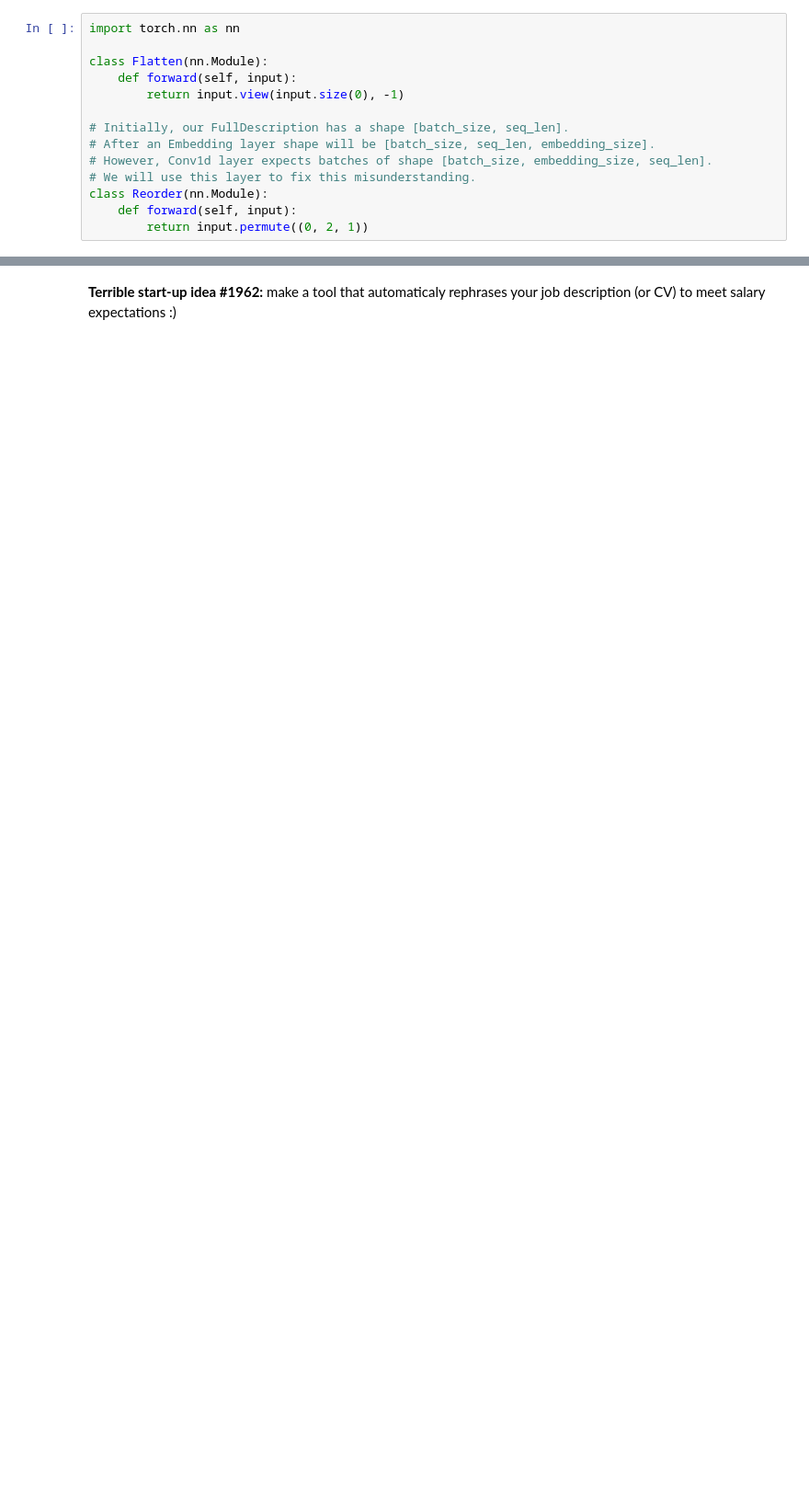
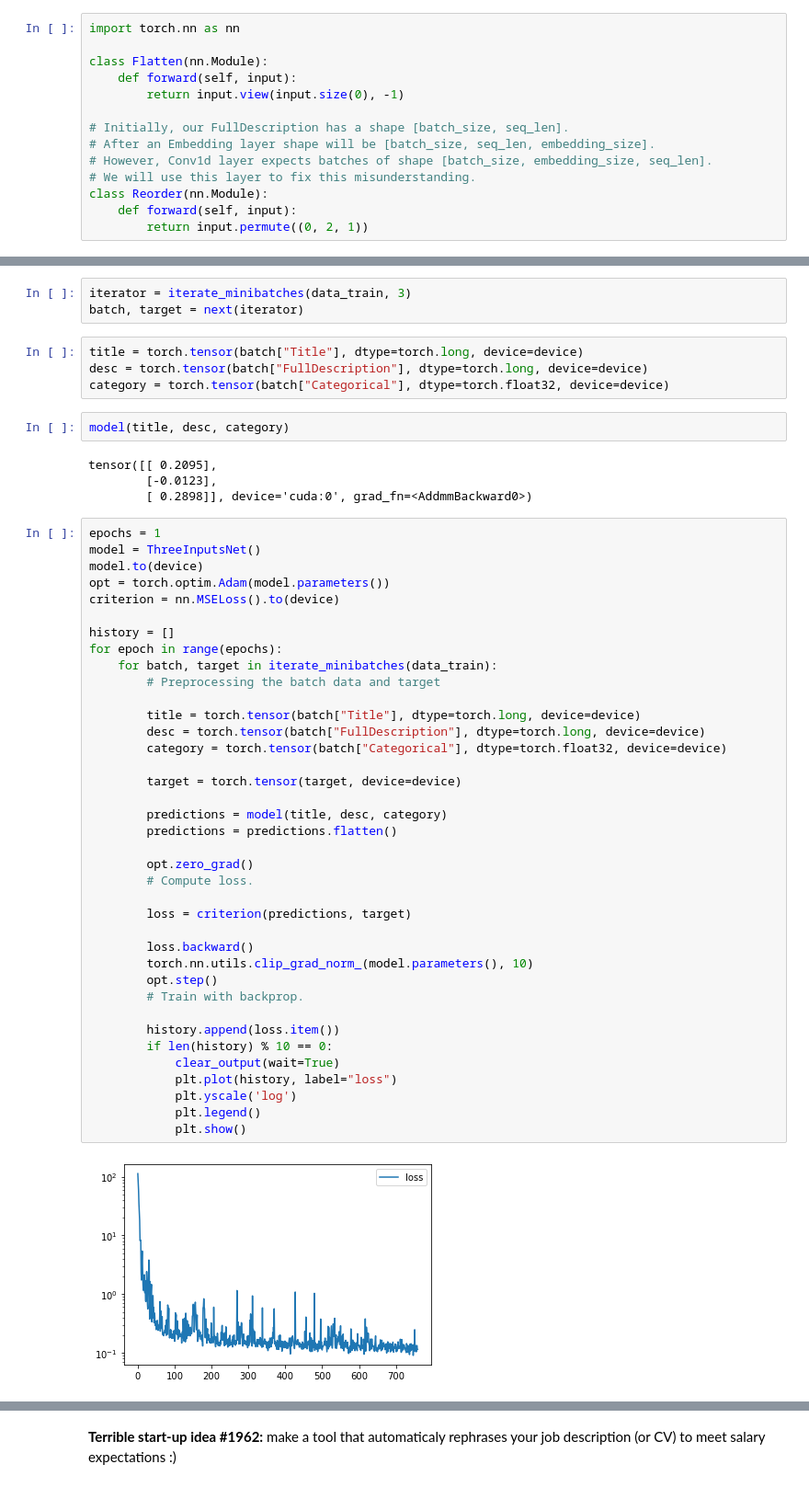
Before and after one commit to Myashka/MIPT_Applied_ML, a Jupyter notebook: week_02_cnn_for_texts.ipynb, the cells around one changed output, grey strips where cells are left out. Shown at 92% size. Cells and saved outputs as stored; diff of their text form; blank space fills up the shorter version.

```diff
--- a/week_02_cnn_for_texts.ipynb
+++ b/week_02_cnn_for_texts.ipynb
@@ -381,0 +622,53 @@ class Reorder(nn.Module):
+# %%
+iterator = iterate_minibatches(data_train, 3)
+batch, target = next(iterator)
+# %%
+title = torch.tensor(batch["Title"], dtype=torch.long, device=device)
+desc = torch.tensor(batch["FullDescription"], dtype=torch.long, device=device)
+category = torch.tensor(batch["Categorical"], dtype=torch.float32, device=device)
+# %%
+model(title, desc, category)
+# %% [output]
+tensor([[ 0.2095],
+        [-0.0123],
+        [ 0.2898]], device='cuda:0', grad_fn=<AddmmBackward0>)
+# %%
+epochs = 1
+model = ThreeInputsNet()
+model.to(device)
+opt = torch.optim.Adam(model.parameters())
+criterion = nn.MSELoss().to(device)
+
+history = []
+for epoch in range(epochs):
+    for batch, target in iterate_minibatches(data_train):
+        # Preprocessing the batch data and target
+
+        title = torch.tensor(batch["Title"], dtype=torch.long, device=device)
+        desc = torch.tensor(batch["FullDescription"], dtype=torch.long, device=device)
+        category = torch.tensor(batch["Categorical"], dtype=torch.float32, device=device)
+
+        target = torch.tensor(target, device=device)
+
+        predictions = model(title, desc, category)
+        predictions = predictions.flatten()
+
+        opt.zero_grad()
+        # Compute loss.
+
+        loss = criterion(predictions, target)
+
+        loss.backward()
+        torch.nn.utils.clip_grad_norm_(model.parameters(), 10)
+        opt.step()
+        # Train with backprop.
+
+        history.append(loss.item())
+        if len(history) % 10 == 0:
+            clear_output(wait=True)
+            plt.plot(history, label="loss")
+            plt.yscale('log')
+            plt.legend()
+            plt.show()
+# %% [output]
+[figure, added]
```
Also changed, not shown: parts of 63 cells of this notebook.
